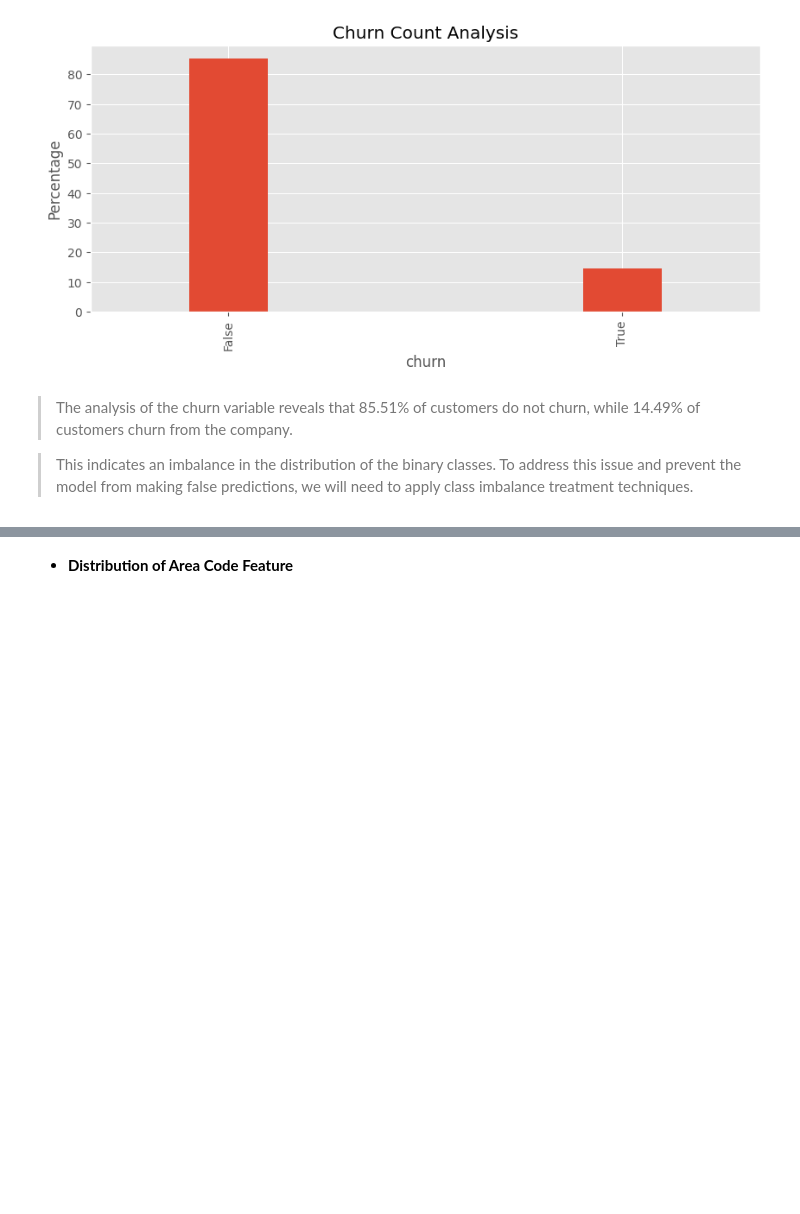
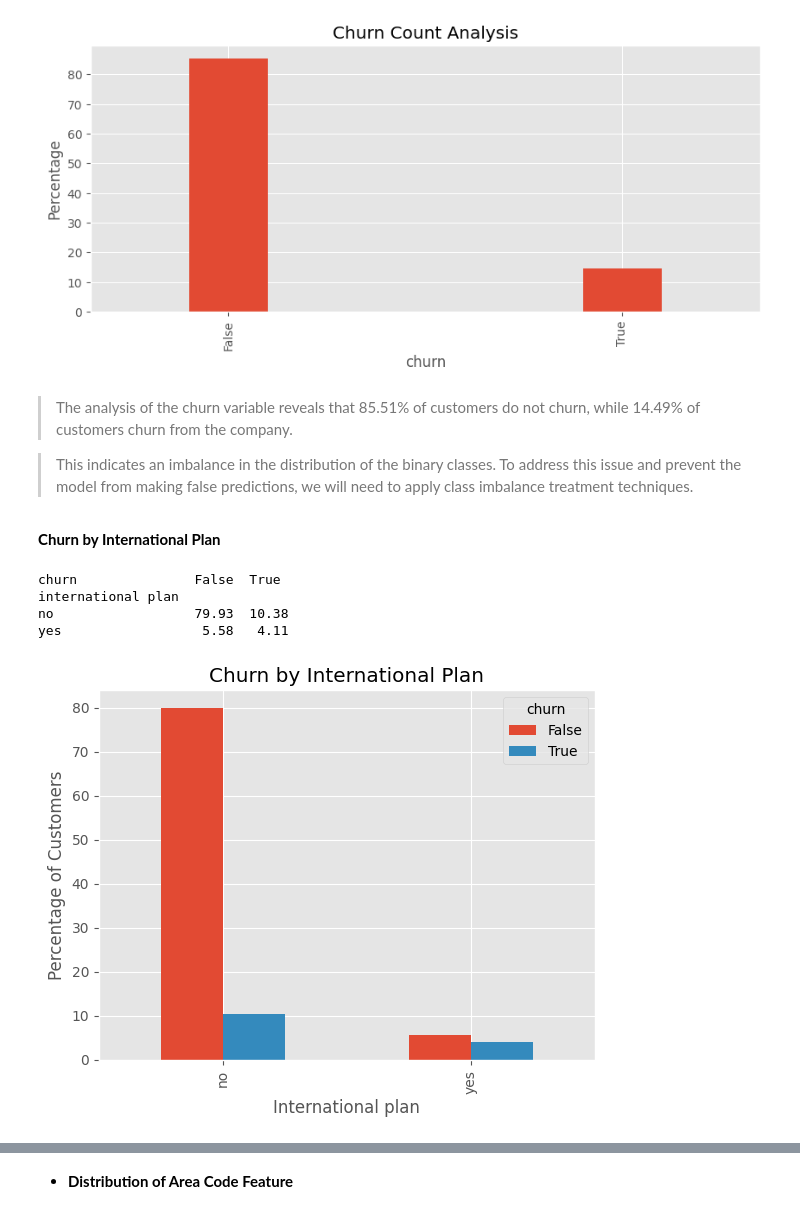
Before and after one commit to D-EKALE/phase-3-final-project, a Jupyter notebook: phase-3-final-project.ipynb, the cells around one changed output, grey strips where cells are left out. Drawn from its saved outputs; the diff is of its cells as text; code cells hidden in the pictures; blank space fills up the shorter version.

```diff
--- a/phase-3-final-project.ipynb
+++ b/phase-3-final-project.ipynb
@@ -136,3 +136,17 @@ Name: proportion, dtype: float64
 > The analysis of the churn variable reveals that 85.51% of customers do not churn, while 14.49% of customers churn from the company.
 
 > This indicates an imbalance in the distribution of the binary classes. To address this issue and prevent the model from making false predictions, we will need to apply class imbalance treatment techniques.
+# %% [markdown]
+**Churn by International Plan**
+# %%
+# Churn distribution per international_plan
+international_plan_churn = pd.crosstab(df['international plan'], df['churn'], normalize=True)*100
+print(international_plan_churn.round(2))
+international_plan_churn.plot(kind='bar', xlabel='International plan', ylabel='Percentage of Customers', title='Churn by International Plan')
+plt.show()
+# %% [output]
+churn               False  True
+international plan
+no                  79.93  10.38
+yes                  5.58   4.11
+[figure, added]
```
Also changed, not shown: parts of 5 cells of this notebook, 1 other file.
